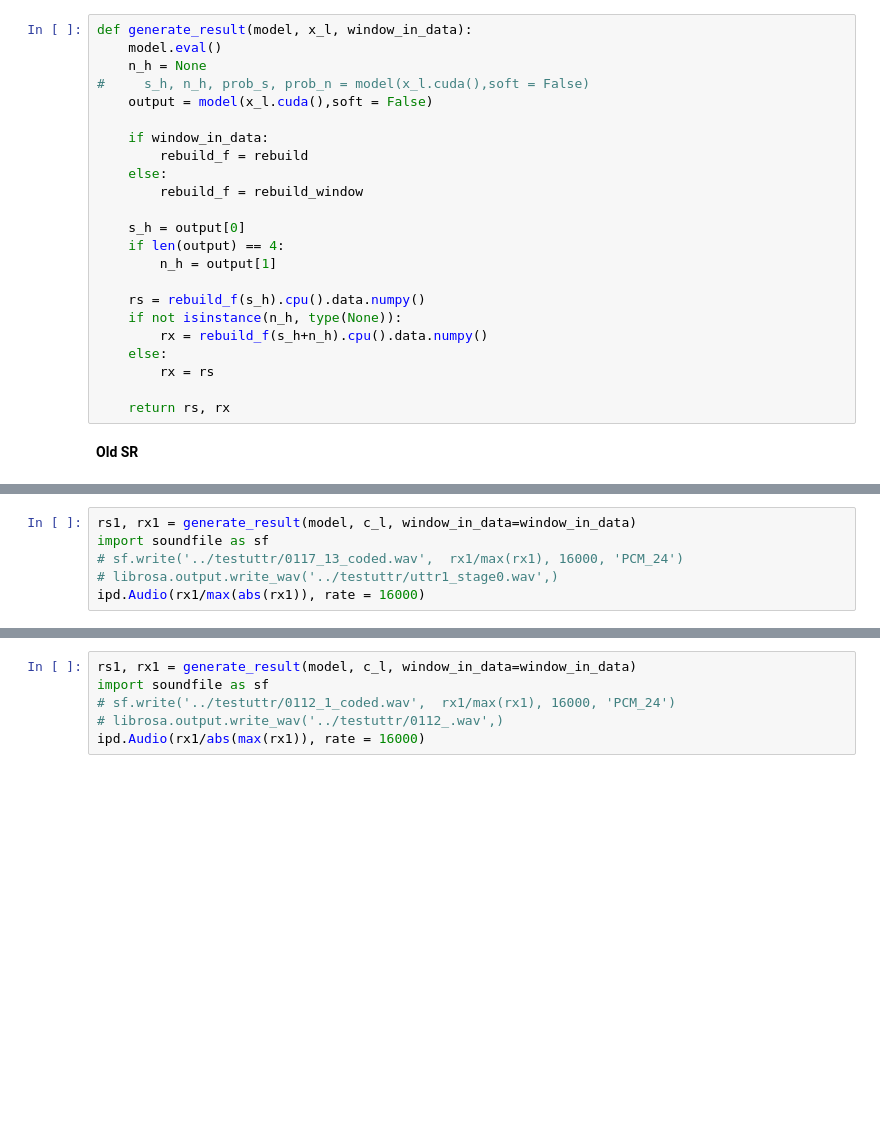
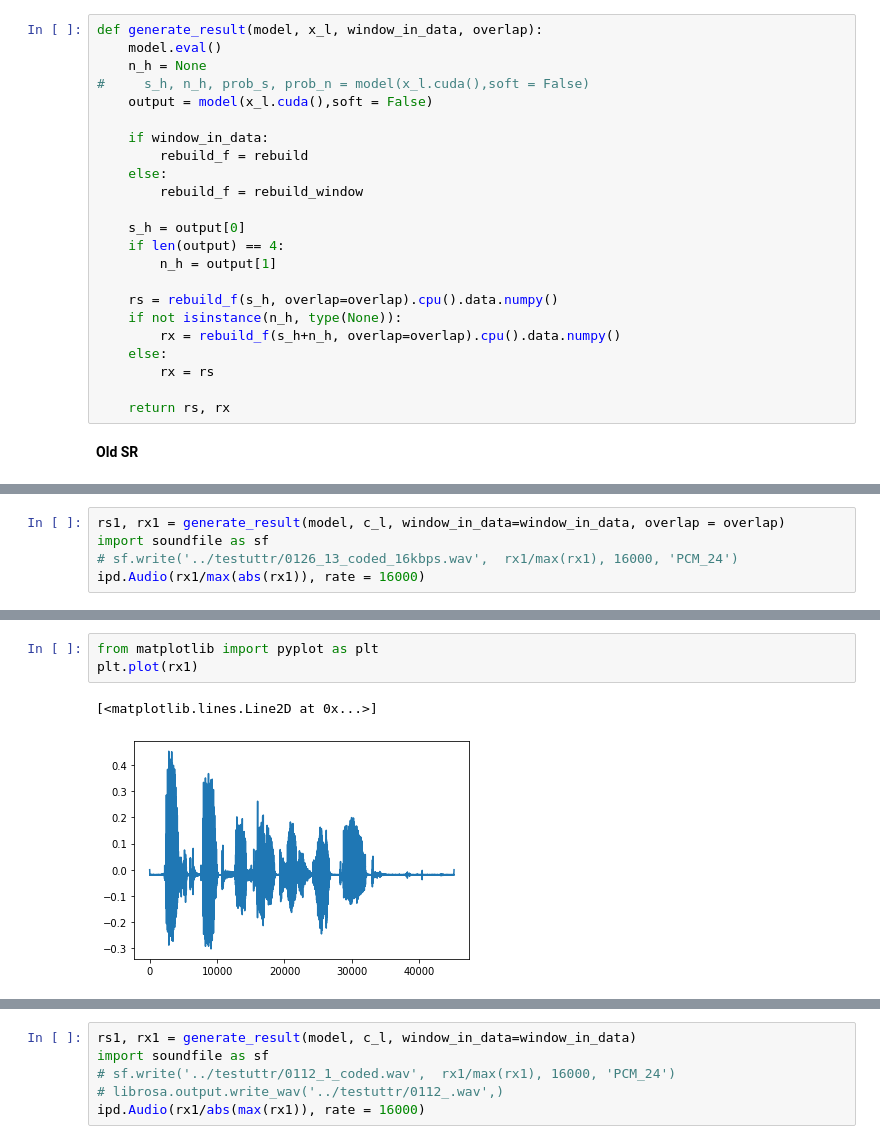
Before and after one commit to haiciyang/SANAC, a Jupyter notebook: src/Listenning_test_0610.ipynb, the cells around one changed output, grey strips where cells are left out. Saved outputs shown, nothing was run; the diff lists cells and outputs as text; blank space fills up the shorter version.

```diff
--- a/src/Listenning_test_0610.ipynb
+++ b/src/Listenning_test_0610.ipynb
@@ -239,7 +237,7 @@ def gen_clean_sound(i=0,window_in_data=False):
 
     return c, c_l
 # %%
-def generate_result(model, x_l, window_in_data):
+def generate_result(model, x_l, window_in_data, overlap):
     model.eval()
     n_h = None
 #     s_h, n_h, prob_s, prob_n = model(x_l.cuda(),soft = False)
@@ -254,9 +252,9 @@ def generate_result(model, x_l, window_in_data):
     if len(output) == 4:
         n_h = output[1]
 
-    rs = rebuild_f(s_h).cpu().data.numpy()
+    rs = rebuild_f(s_h, overlap=overlap).cpu().data.numpy()
     if not isinstance(n_h, type(None)):
-        rx = rebuild_f(s_h+n_h).cpu().data.numpy()
+        rx = rebuild_f(s_h+n_h, overlap=overlap).cpu().data.numpy()
     else:
         rx = rs
 
@@ -291,10 +285,9 @@ ipd.Audio(c/max(c), rate = 16000)
 # %% [output]
 [interactive output not drawn]
 # %%
-rs1, rx1 = generate_result(model, c_l, window_in_data=window_in_data)
+rs1, rx1 = generate_result(model, c_l, window_in_data=window_in_data, overlap = overlap)
 import soundfile as sf
-# sf.write('../testuttr/0117_13_coded.wav',  rx1/max(rx1), 16000, 'PCM_24')
-# librosa.output.write_wav('../testuttr/uttr1_stage0.wav',)
+# sf.write('../testuttr/0126_13_coded_16kbps.wav',  rx1/max(rx1), 16000, 'PCM_24')
 ipd.Audio(rx1/max(abs(rx1)), rate = 16000)
 # %% [output]
 [interactive output not drawn]
@@ -310,0 +298,6 @@ ori, sr = librosa.load('../testuttr/0112_1_original.wav', sr=None)
+# %%
+from matplotlib import pyplot as plt
+plt.plot(rx1)
+# %% [output]
+[<matplotlib.lines.Line2D at 0x...>]
+[figure, added]
```
Also changed, not shown: parts of 15 cells of this notebook, 33 other files.
